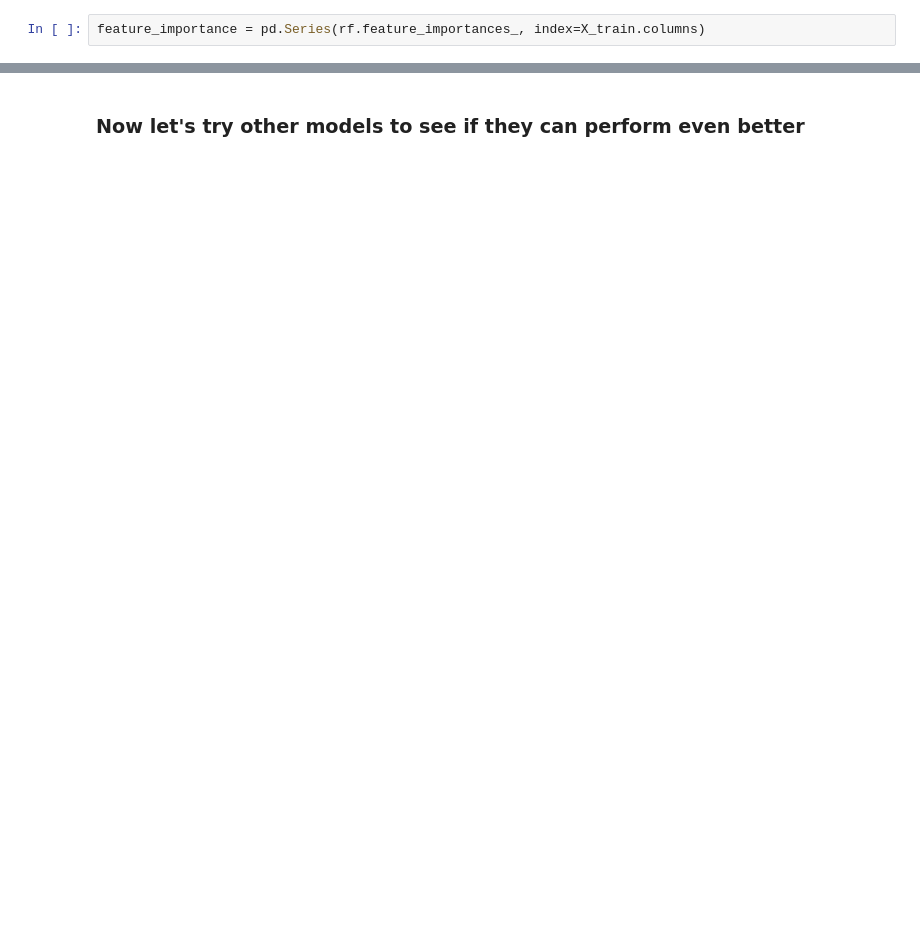
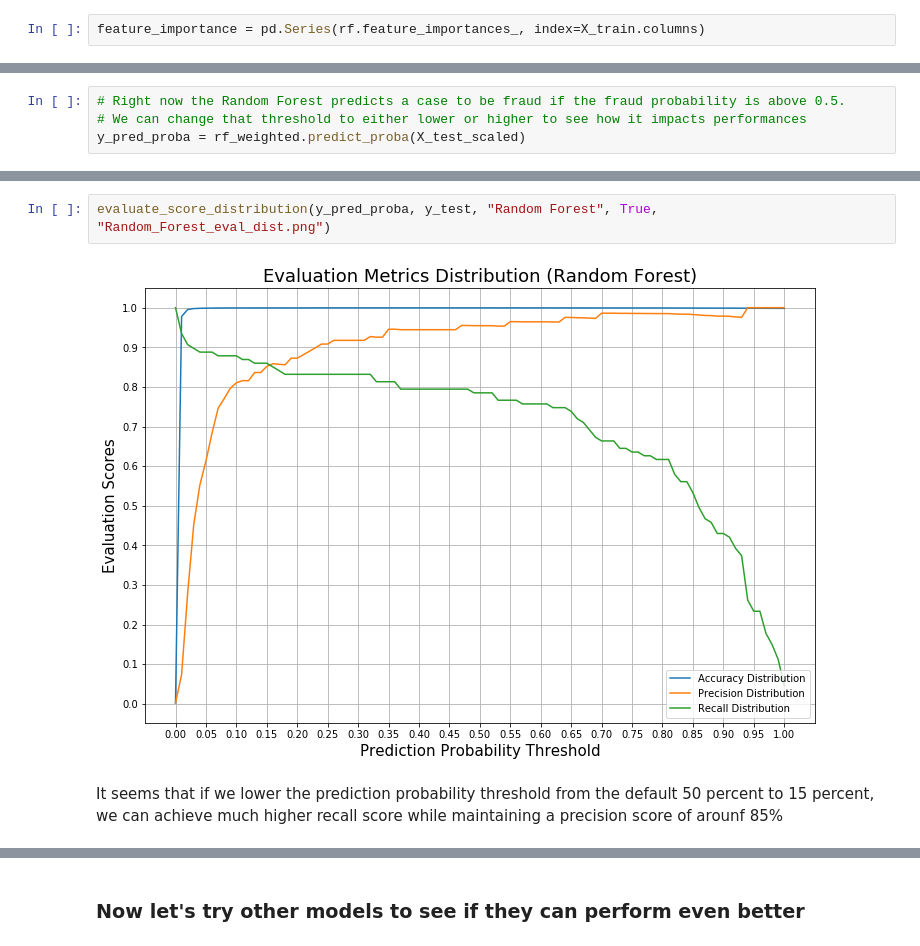
Before and after one commit to HaoxuanXu/credit_card_fraud_detection, a Jupyter notebook: Credit_Card_Fraud_Detection_Classical_Models.ipynb, the cells around one changed output, grey strips where cells are left out. Cells and saved outputs as stored; diff of their text form; blank space fills up the shorter version.

```diff
--- a/Credit_Card_Fraud_Detection_Classical_Models.ipynb
+++ b/Credit_Card_Fraud_Detection_Classical_Models.ipynb
@@ -147,0 +203,4 @@ Recall Score for the rf model is: 0.7735849056603774
+# %%
+# Right now the Random Forest predicts a case to be fraud if the fraud probability is above 0.5.
+# We can change that threshold to either lower or higher to see how it impacts performances
+y_pred_proba = rf_weighted.predict_proba(X_test_scaled)
@@ -148,3 +254,9 @@ Recall Score for the rf model is: 0.7735849056603774
+# %%
+evaluate_score_distribution(y_pred_proba, y_test, "Random Forest", True, "Random_Forest_eval_dist.png")
+# %% [output]
+[figure, added]
+# %% [markdown]
+It seems that if we lower the prediction probability threshold from the default 50 percent to 15 percent, we can achieve much higher recall score while maintaining a precision score of arounf 85%
 # %%
 y_score = rf.predict_proba(X_test_scaled)[:, 1]
 
```
Also changed, not shown: parts of 30 cells of this notebook, 2 other files.
